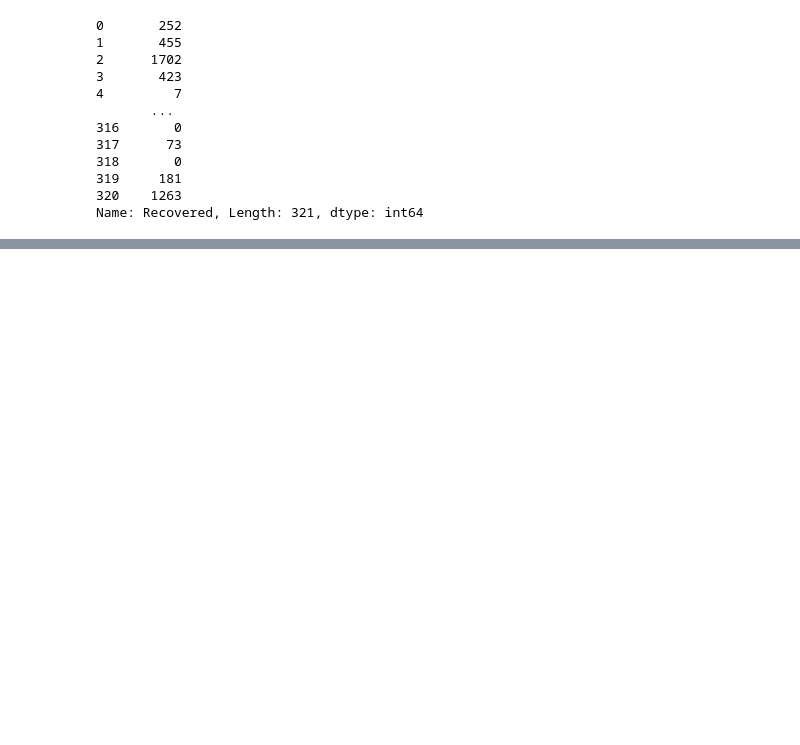
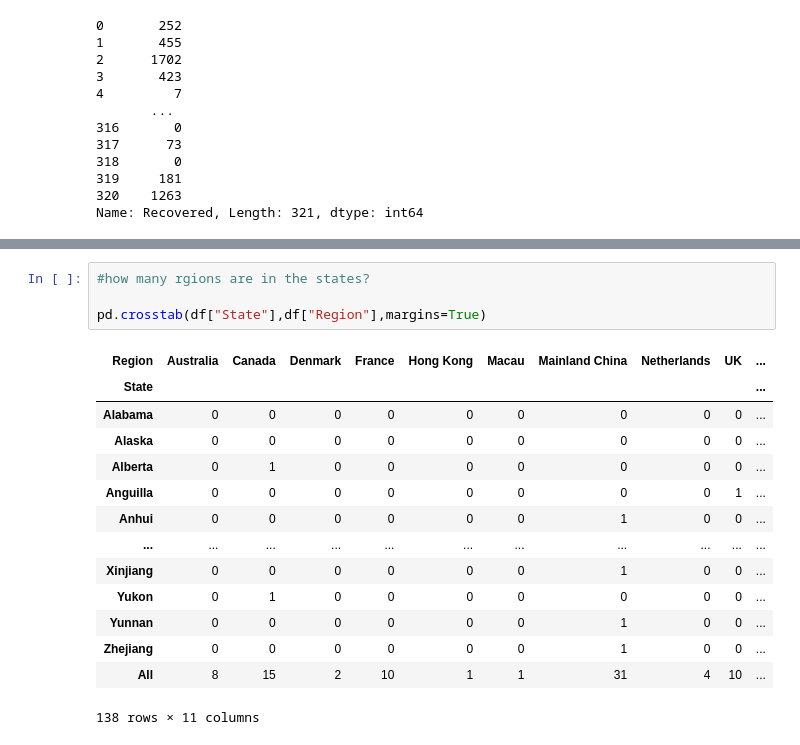
Before and after one commit to Dhaval5659/ml_by_Istudio, a Jupyter notebook: Panda.ipynb, the cells around one changed output, grey strips where cells are left out. Drawn from its saved outputs; the diff is of its cells as text; blank space fills up the shorter version.

```diff
--- a/Panda.ipynb
+++ b/Panda.ipynb
@@ -249,0 +266,19 @@ df["State"].value_counts().plot(kind="pie")
+# %%
+#how many rgions are in the states?
+
+pd.crosstab(df["State"],df["Region"],margins=True)
+# %% [output]
+| Region | Australia | Canada | Denmark | France | Hong Kong | Macau | Mainland China | Netherlands | UK | ... |
+| State |  |  |  |  |  |  |  |  |  | ... |
+| Alabama | 0 | 0 | 0 | 0 | 0 | 0 | 0 | 0 | 0 | ... |
+| Alaska | 0 | 0 | 0 | 0 | 0 | 0 | 0 | 0 | 0 | ... |
+| Alberta | 0 | 1 | 0 | 0 | 0 | 0 | 0 | 0 | 0 | ... |
+| Anguilla | 0 | 0 | 0 | 0 | 0 | 0 | 0 | 0 | 1 | ... |
+| Anhui | 0 | 0 | 0 | 0 | 0 | 0 | 1 | 0 | 0 | ... |
+| ... | ... | ... | ... | ... | ... | ... | ... | ... | ... | ... |
+| Xinjiang | 0 | 0 | 0 | 0 | 0 | 0 | 1 | 0 | 0 | ... |
+| Yukon | 0 | 1 | 0 | 0 | 0 | 0 | 0 | 0 | 0 | ... |
+| Yunnan | 0 | 0 | 0 | 0 | 0 | 0 | 1 | 0 | 0 | ... |
+| Zhejiang | 0 | 0 | 0 | 0 | 0 | 0 | 1 | 0 | 0 | ... |
+| All | 8 | 15 | 2 | 10 | 1 | 1 | 31 | 4 | 10 | ... |
+138 rows × 11 columns
```
Also changed, not shown: parts of 38 cells of this notebook.
